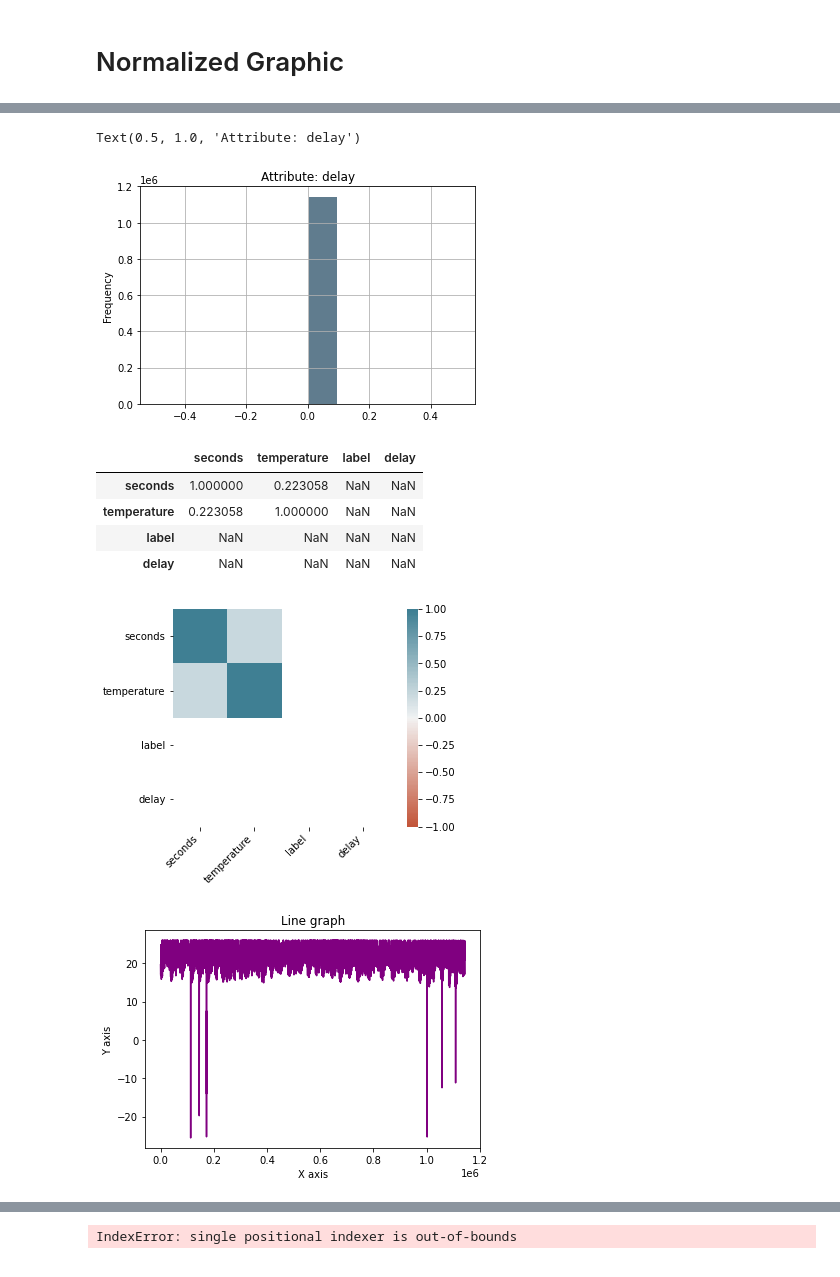
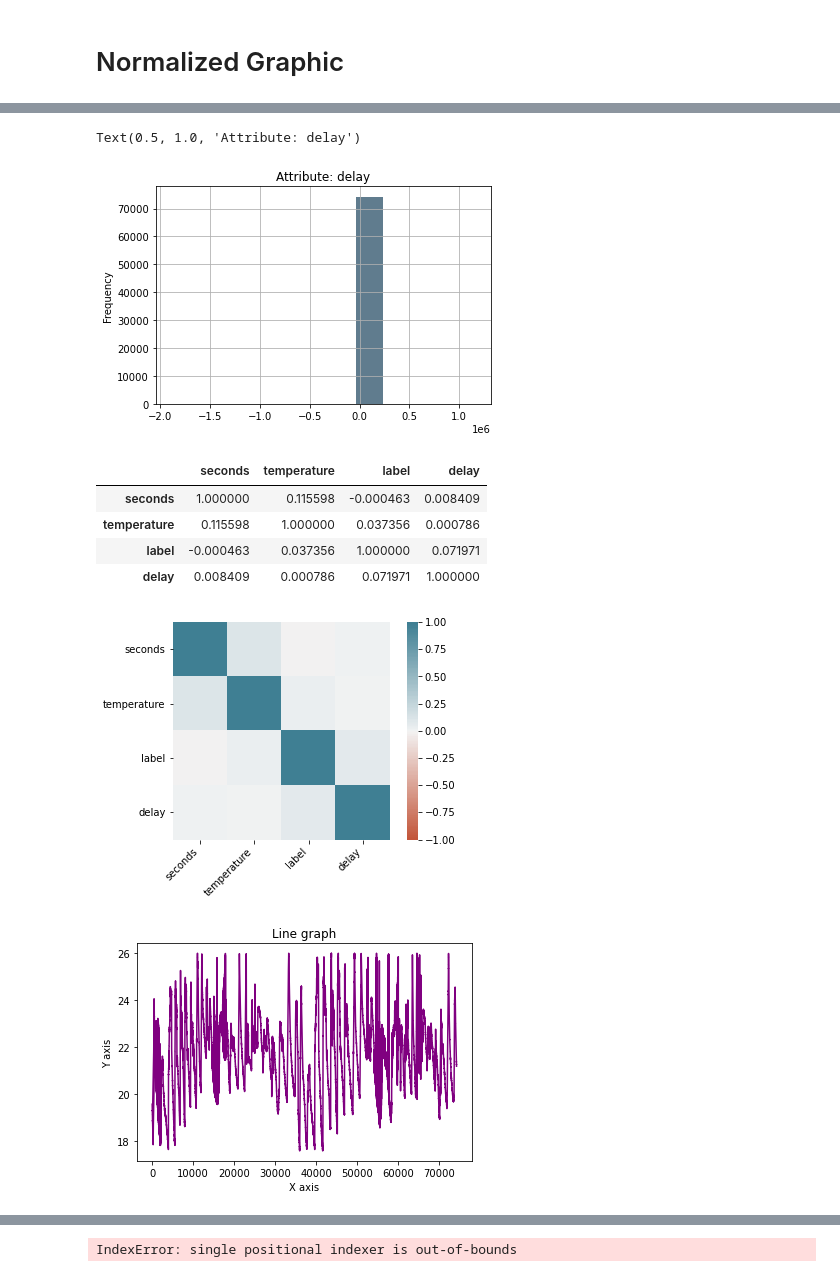
Before and after one commit to SilvaEngComp/Paper-SDN-ML-Algorithms, a Jupyter notebook: approach multisensor/graphic_analisys - preprocessed data.ipynb, the cells around one changed output, grey strips where cells are left out. Cells and saved outputs as stored; diff of their text form; code cells hidden in the pictures.

```diff
--- a/approach multisensor/graphic_analisys - preprocessed data.ipynb
+++ b/approach multisensor/graphic_analisys - preprocessed data.ipynb
@@ -7,11 +7,11 @@ import numpy as np
 # %% [markdown]
 # Loading data
 # %%
-df = pd.read_csv('sdn_train.csv', delimiter=",")
-# test = pd.read_csv('sdn_test.csv')
+train = pd.read_csv('datasets/com_concept_drift/sdn_train_unormalized.csv')
+test = pd.read_csv('datasets/com_concept_drift/sdn_test_unormalized.csv')
 # %%
-# df.index = df['timestamp']
-# df.drop('timestamp', axis=1, inplace=True)
+train.index = train['timestamp']
+train.drop('timestamp', axis=1, inplace=True)
 
-# test.index = test['timestamp']
-# test.drop('timestamp', axis=1, inplace=True)
+test.index = test['timestamp']
+test.drop('timestamp', axis=1, inplace=True)
@@ -62,20 +58,20 @@ Text(0.5, 1.0, 'Attribute: delay')
 # %%
-df["delay"].plot.hist(grid=True, bins=10, rwidth=0.9,
+train["delay"].plot.hist(grid=True, bins=10, rwidth=0.9,
                    color='#607c8e')
 plt.title("Attribute: delay")
 # %% [output]
 Text(0.5, 1.0, 'Attribute: delay')
-[figure, old version]
+[figure, new version]
 # %%
-df.corr()
+train.corr()
 # %% [output]
 |  | seconds | temperature | label | delay |
-| seconds | 1.000000 | 0.223058 | NaN | NaN |
-| temperature | 0.223058 | 1.000000 | NaN | NaN |
-| label | NaN | NaN | NaN | NaN |
-| delay | NaN | NaN | NaN | NaN |
+| seconds | 1.000000 | 0.115598 | -0.000463 | 0.008409 |
+| temperature | 0.115598 | 1.000000 | 0.037356 | 0.000786 |
+| label | -0.000463 | 0.037356 | 1.000000 | 0.071971 |
+| delay | 0.008409 | 0.000786 | 0.071971 | 1.000000 |
 # %%
-corr = df.corr()
+corr = train.corr()
 ax = sns.heatmap(
     corr,
     vmin=-1, vmax=1, center=0,
@@ -88,15 +84,15 @@ ax.set_xticklabels(
     horizontalalignment='right'
 );
 # %% [output]
-[figure, old version]
+[figure, new version]
 # %%
 plt.title("Line graph")
 plt.xlabel("X axis")
 plt.ylabel("Y axis")
-plt.plot(np.arange(len(df.temperature)), df.temperature, color ="purple")
+plt.plot(np.arange(len(train.temperature)), train.temperature, color ="purple")
 plt.show()
 # %% [output]
-[figure, old version]
+[figure, new version]
 # %%
 plt.title("Line graph")
 plt.xlabel("X axis")
```
Also changed, not shown: parts of 13 cells of this notebook, 12 other files.
